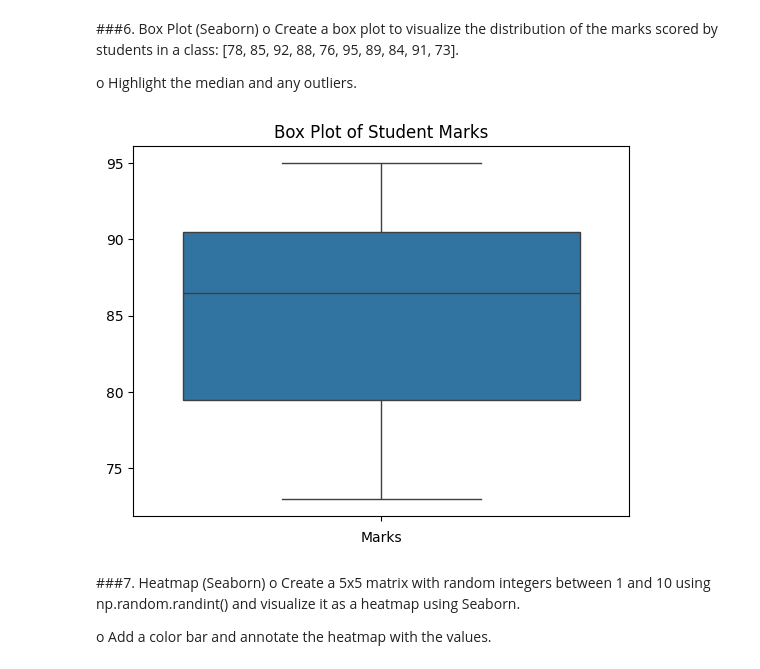
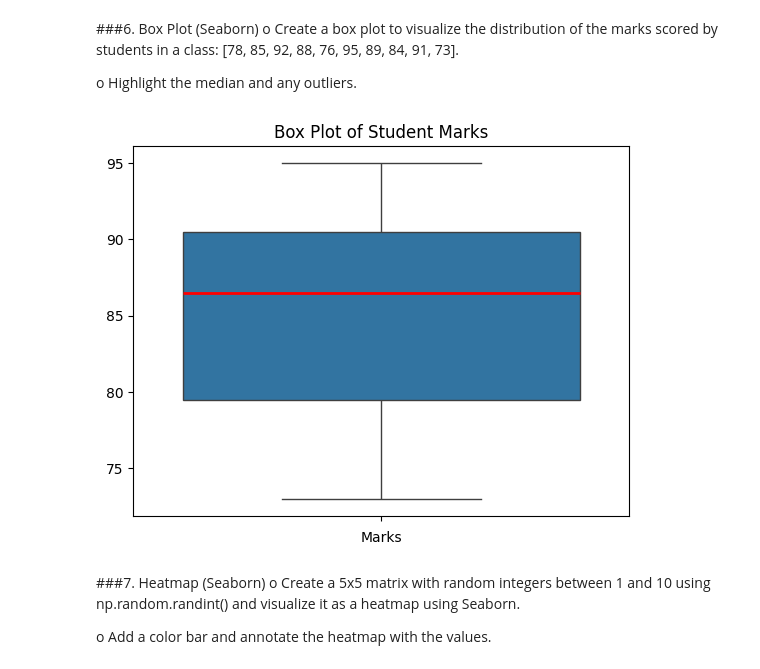
Before and after one commit to pspvv/ML_Workshop, a Jupyter notebook: Assignment_3.ipynb, the cells around one changed output. Cells and saved outputs as stored; diff of their text form; code cells hidden in the pictures.

```diff
--- a/Assignment_3.ipynb
+++ b/Assignment_3.ipynb
@@ -135,13 +135,14 @@ o Highlight the median and any outliers.
 # %%
 marks = [78, 85, 92, 88, 76, 95, 89, 84, 91, 73]
 # Creating the box plot
-sns.boxplot(marks)
+sns.boxplot(marks,flierprops=dict(marker='o', color='yellow', markersize=25),
+            medianprops=dict(color='red', linewidth=2))
 plt.xlabel("Marks")
 plt.title("Box Plot of Student Marks")
 # Displaying the plot
 plt.show()
 # %% [output]
-[figure, old version]
+[figure, new version]
 # %% [markdown]
 ###7. Heatmap (Seaborn)
 o Create a 5x5 matrix with random integers between 1 and 10 using
```
Also changed, not shown: parts of 2 cells of this notebook.
